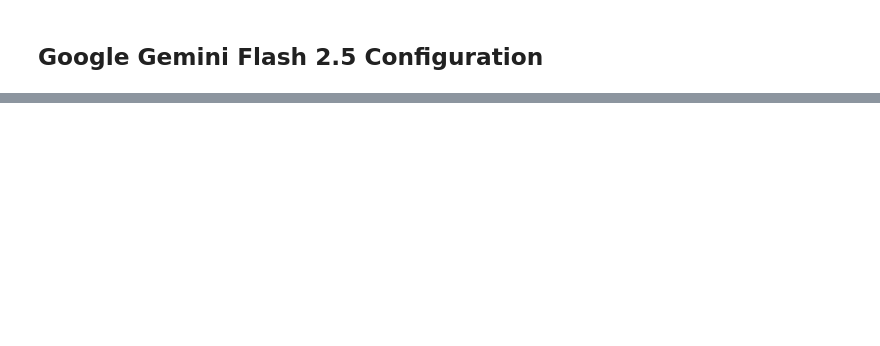
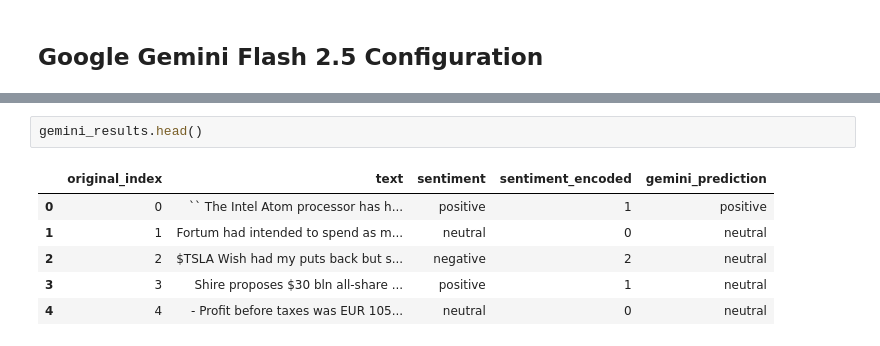
Before and after one commit to grkmzkn/finnews-insights, a Jupyter notebook: src/sentiment_analysis_llm.ipynb, the cells around one changed output, grey strips where cells are left out. Drawn from its saved outputs; the diff is of its cells as text; blank space fills up the shorter version.

```diff
--- a/src/sentiment_analysis_llm.ipynb
+++ b/src/sentiment_analysis_llm.ipynb
@@ -725,0 +881,9 @@ print("\n💡 Note: This is a zero-shot evaluation using Gemini Flash 2.5")
+# %%
+gemini_results.head()
+# %% [output]
+|  | original_index | text | sentiment | sentiment_encoded | gemini_prediction |
+| 0 | 0 | `` The Intel Atom processor has h... | positive | 1 | positive |
+| 1 | 1 | Fortum had intended to spend as m... | neutral | 0 | neutral |
+| 2 | 2 | $TSLA Wish had my puts back but s... | negative | 2 | neutral |
+| 3 | 3 | Shire proposes $30 bln all-share ... | positive | 1 | neutral |
+| 4 | 4 | - Profit before taxes was EUR 105... | neutral | 0 | neutral |
```
Also changed, not shown: parts of 45 cells of this notebook.
